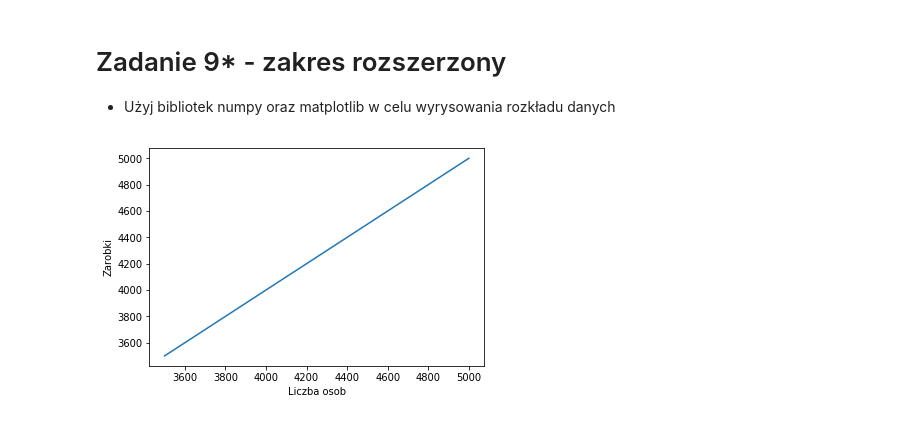
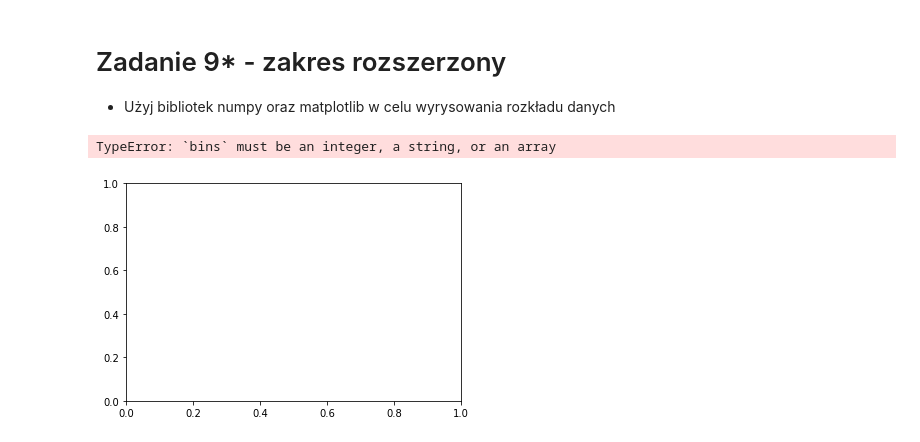
Before and after one commit to mzi2/Zadania-Bootcamp-Weekend-1, a Jupyter notebook: ZadaniaD2.ipynb, the cells around one changed output. Saved outputs shown, nothing was run; the diff lists cells and outputs as text; code cells hidden in the pictures.

```diff
--- a/ZadaniaD2.ipynb
+++ b/ZadaniaD2.ipynb
@@ -160,10 +160,23 @@ suma_zarobkow(lista_plac_kadry)
 # %% [markdown]
 # Zadanie 9* - zakres rozszerzony
 - Użyj bibliotek numpy oraz matplotlib w celu wyrysowania rozkładu danych
-# %%
-plt.plot(lista_plac_kadry.values(), lista_plac_kadry.values())
-plt.ylabel("Zarobki")
-plt.xlabel("Liczba osob")
-plt.show()
-# %% [output]
-[figure, removed]
+# %%
+#plt.plot(lista_plac_kadry.values())
+#plt.ylabel("Zarobki")
+#plt.xlabel("Liczba osob")
+#plt.show()
+x = [1, 2, 3, 4]
+y = lista_plac_kadry.values()
+plt.hist(x, y, facecolor='g')
+
+
+plt.xlabel('Liczba osob')
+plt.ylabel('Zarobki')
+plt.title('Histogram of IQ')
+#plt.text(60, .025, r'$\mu=100,\ \sigma=15$')
+#plt.axis([40, 160, 0, 0.03])
+plt.grid(True)
+plt.show()
+# %% [output]
+TypeError: `bins` must be an integer, a string, or an array
+[figure, added]
```
Also changed, not shown: parts of 1 cell of this notebook.
